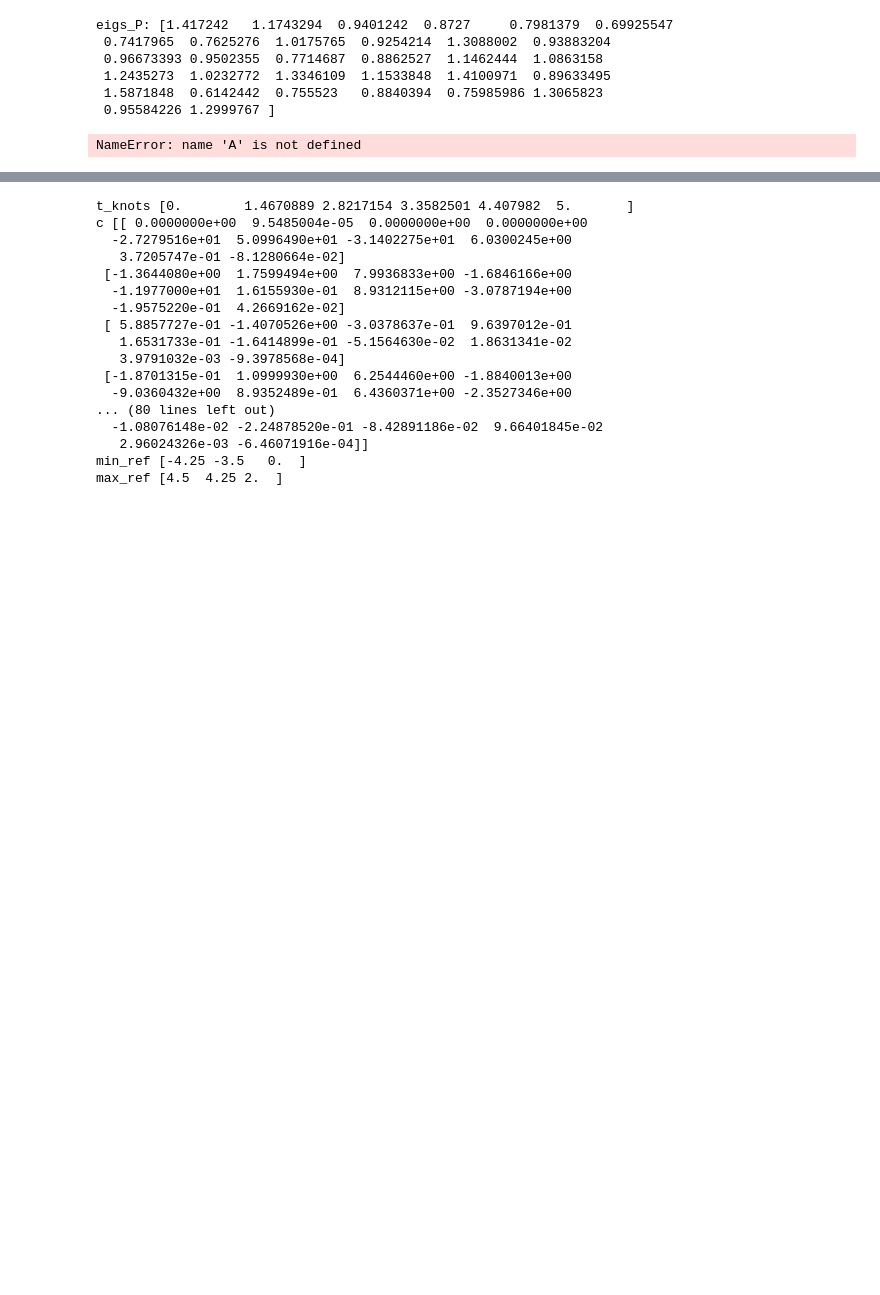
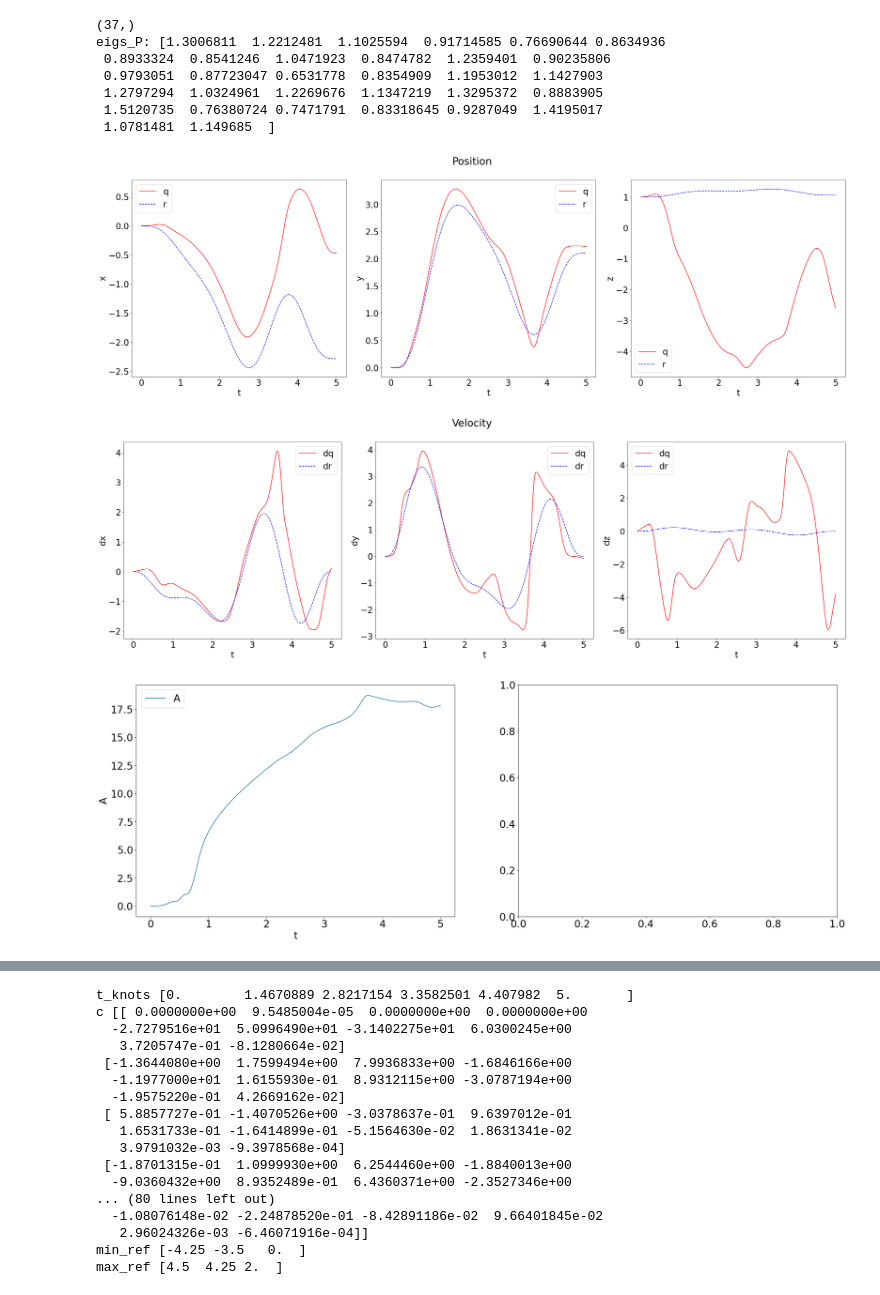
Before and after one commit to joshsohn/COML_hardware, a Jupyter notebook: validate_model.ipynb, the cells around one changed output, grey strips where cells are left out. Cells and saved outputs as stored; diff of their text form; code cells hidden in the pictures; blank space fills up the shorter version.

```diff
--- a/validate_model.ipynb
+++ b/validate_model.ipynb
@@ -39,7 +39,7 @@ filename = f'{trial_name}/{pkl}'
 with open(f'train_results/{filename}', 'rb') as file:
     raw = pickle.load(file)
 # %%
-epoch_i = 800
+epoch_i = 10
 # mystery_i = 0
 # for k,v in raw['train_lossaux_history'][epoch_i].items():
 #     if type(v) is list or type(v) is tuple:
@@ -49,37 +49,35 @@ epoch_i = 800
 #         print(k, v.shape)
 
 def validate_model(raw, epoch_i):
-    # hparams = raw['hparams']
-    # dt = hparams['meta']['dt']
-    # T = hparams['meta']['T']
-    # coefs = raw['coefs']
-    # max_ref = raw['max_ref']
-    # min_ref = raw['min_ref']
-    # t_knots = raw['t_knots']
+    hparams = raw['hparams']
+    dt = hparams['meta']['dt']
+    T = hparams['meta']['T']
+    coefs = raw['coefs']
+    max_ref = raw['max_ref']
+    min_ref = raw['min_ref']
+    t_knots = raw['t_knots']
 
-    # A = raw['train_lossaux_history'][epoch_i]['A']
-    # W = raw['train_lossaux_history'][epoch_i]['W']
-    # b = raw['train_lossaux_history'][epoch_i]['b']
-    # control_loss = raw['train_lossaux_history'][epoch_i]['control_loss']
-    # eigs_K = raw['train_lossaux_history'][epoch_i]['eigs_K']
+    A = raw['train_lossaux_history'][epoch_i]['A']
+    W = raw['train_lossaux_history'][epoch_i]['W']
+    b = raw['train_lossaux_history'][epoch_i]['b']
+    eigs_K = raw['train_lossaux_history'][epoch_i]['eigs_K']
     eigs_P = raw['train_lossaux_history'][epoch_i]['eigs_P']
     eigs_Λ = raw['train_lossaux_history'][epoch_i]['eigs_Λ']
+    control_loss = raw['train_lossaux_history'][epoch_i]['control_loss']
     estimation_loss = raw['train_lossaux_history'][epoch_i]['estimation_loss']
+    tracking_loss = raw['train_lossaux_history'][epoch_i]['tracking_loss']
     l2_penalty = raw['train_lossaux_history'][epoch_i]['l2_penalty']
+    reg_P_penalty = raw['train_lossaux_history'][epoch_i]['reg_P_penalty']
     pnorm = raw['train_lossaux_history'][epoch_i]['pnorm']
-    reg_P_penalty = raw['train_lossaux_history'][epoch_i]['reg_P_penalty']
-    tracking_loss = raw['train_lossaux_history'][epoch_i]['tracking_loss']
-    # x = raw['train_lossaux_history'][epoch_i]['x']
+    x = raw['train_lossaux_history'][epoch_i]['x']
 
-    print('eigs_P:', eigs_P)
+    # loss = (tracking_loss
+    #             + regularizer_ctrl*control_loss
+    #             + regularizer_error*estimation_loss
+    #             + regularizer_l2*l2_penalty
+    #             ) / normalizer + regularizer_P * reg_P_penalty
 
-
-    # print(raw['best_step_meta'])
-
-    # print(x.shape)
-    # print(t_knots.shape)
-    # print(coefs[0].shape)
-    print('A', A.shape)
+    print(tracking_loss.shape)
 
     mystery_i = 0
 
@@ -127,40 +125,42 @@ def validate_model(raw, epoch_i):
     ax[1].plot(ts, dr[:, 1], 'b--', label='dr')
     ax[1].set_ylabel('dy')
     ax[1].set_xlabel('t')
     ax[1].legend()
 
     ax[2].plot(ts, x[:, 5], 'r-', label='dq')
     ax[2].plot(ts, dr[:, 2], 'b--', label='dr')
     ax[2].set_ylabel('dz')
     ax[2].set_xlabel('t')
     ax[2].legend()
 
     fig.suptitle(f'Velocity')
     fig.tight_layout()
 
     A_norm = jnp.linalg.norm(A, axis=(1,2))
 
     fig, ax = plt.subplots(1, 2, figsize=(30, 10))
 
     ax[0].plot(ts, A_norm, label='A')
     ax[0].set_ylabel('A')
     ax[0].set_xlabel('t')
     ax[0].legend()
 
     print('eigs_P:', eigs_P)
 
-    P_small = 1e-3*jnp.eye(32)
-
-    print('eigs_P_small:', jnp.linalg.eigvals(P_small))
+    # P_small = 1e-3*jnp.eye(32)
+    # print('eigs_P_small:', jnp.linalg.eigvals(P_small))
 
 validate_model(raw, epoch_i)
 
 # print(len(raw['train_lossaux_history']))
 # %% [output]
-eigs_P: [1.417242   1.1743294  0.9401242  0.8727     0.7981379  0.69925547
- 0.7417965  0.7625276  1.0175765  0.9254214  1.3088002  0.93883204
- 0.96673393 0.9502355  0.7714687  0.8862527  1.1462444  1.0863158
- 1.2435273  1.0232772  1.3346109  1.1533848  1.4100971  0.89633495
- 1.5871848  0.6142442  0.755523   0.8840394  0.75985986 1.3065823
- 0.95584226 1.2999767 ]
+(37,)
+eigs_P: [1.3006811  1.2212481  1.1025594  0.91714585 0.76690644 0.8634936
+ 0.8933324  0.8541246  1.0471923  0.8474782  1.2359401  0.90235806
+ 0.9793051  0.87723047 0.6531778  0.8354909  1.1953012  1.1427903
+ 1.2797294  1.0324961  1.2269676  1.1347219  1.3295372  0.8883905
+ 1.5120735  0.76380724 0.7471791  0.83318645 0.9287049  1.4195017
+ 1.0781481  1.149685  ]
-NameError: name 'A' is not defined
+[figure, added]
+[figure, added]
+[figure, added]
```
Also changed, not shown: parts of 3 cells of this notebook, 44 other files.
